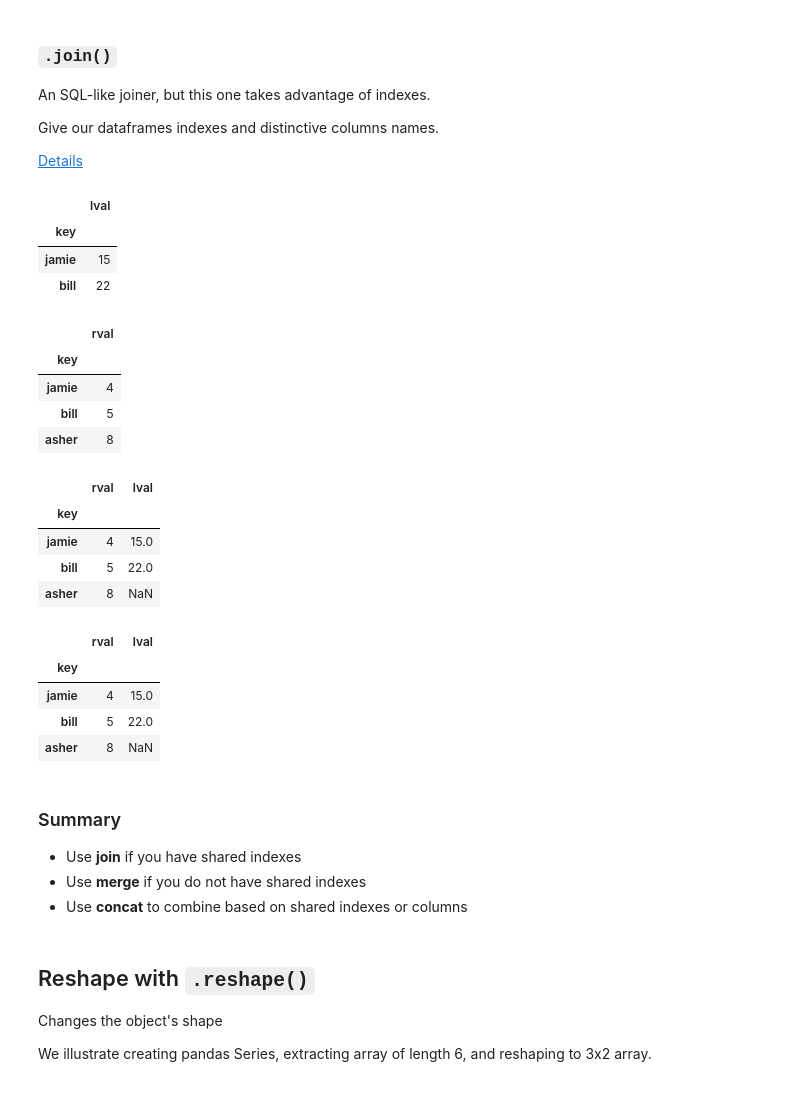
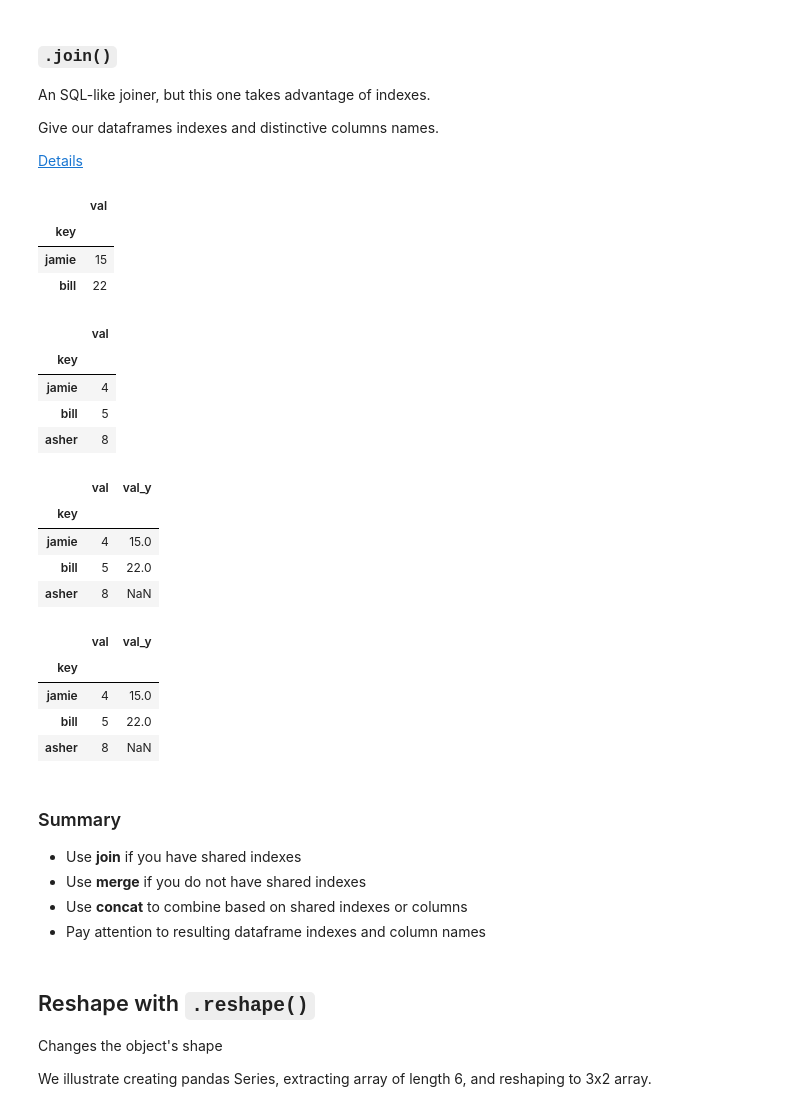
Before and after one commit to ontoligent/DS5100-2023-07-R, a Jupyter notebook: notebooks/M06_Pandas/M06-02-Pandas2.ipynb, the cells around one changed output. Drawn from its saved outputs; the diff is of its cells as text; code cells hidden in the pictures.

```diff
--- a/notebooks/M06_Pandas/M06-02-Pandas2.ipynb
+++ b/notebooks/M06_Pandas/M06-02-Pandas2.ipynb
@@ -400,35 +400,35 @@ Give our dataframes indexes and distinctive columns names.
 
 [Details](https://pandas.pydata.org/pandas-docs/stable/reference/api/pandas.DataFrame.join.html)
 # %%
-left2 = left.set_index('key')
-right2 = right.set_index('key')
+left2 = left.set_index('key').copy()
+right2 = right.set_index('key').copy()
 # %%
 left2
 # %% [output]
-|  | lval |
+|  | val |
 | key |  |
 | jamie | 15 |
 | bill | 22 |
 # %%
 right2
 # %% [output]
-|  | rval |
+|  | val |
 | key |  |
 | jamie | 4 |
 | bill | 5 |
 | asher | 8 |
 # %%
-right2.join(left2) # Defaults to 'inner'
+right2.join(left2, rsuffix='_y') # Defaults to 'inner'
 # %% [output]
-|  | rval | lval |
+|  | val | val_y |
 | key |  |  |
 | jamie | 4 | 15.0 |
 | bill | 5 | 22.0 |
 | asher | 8 | NaN |
 # %%
-right2.join(left2, how='left')
+right2.join(left2, rsuffix='_y', how='left')
 # %% [output]
-|  | rval | lval |
+|  | val | val_y |
 | key |  |  |
 | jamie | 4 | 15.0 |
 | bill | 5 | 22.0 |
@@ -439,6 +439,7 @@ right2.join(left2, how='left')
 * Use **join** if you have shared indexes
 * Use **merge** if you do not have shared indexes
 * Use **concat** to combine based on shared indexes or columns
+* Pay attention to resulting dataframe indexes and column names
 # %% [markdown]
 ## Reshape with `.reshape()`
 
```
Also changed, not shown: parts of 3 cells of this notebook, 1 other file.
